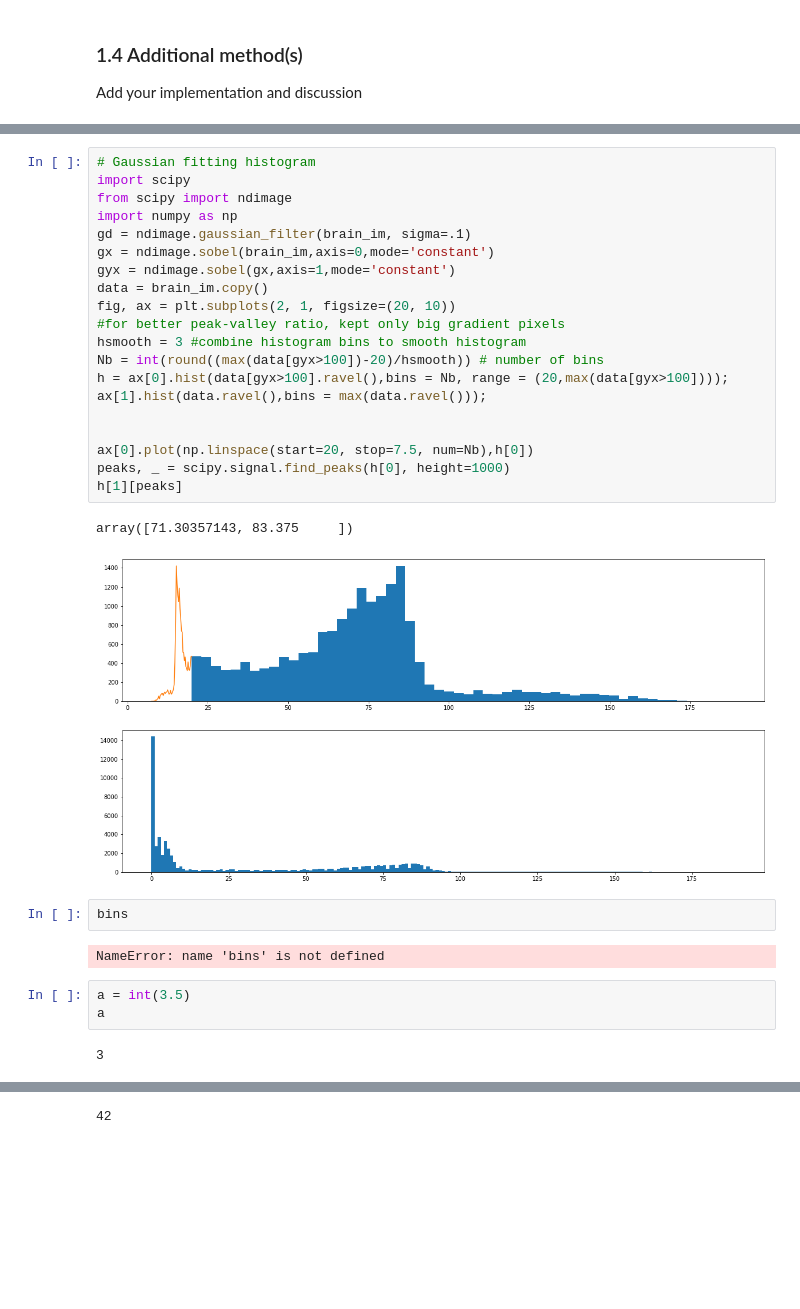
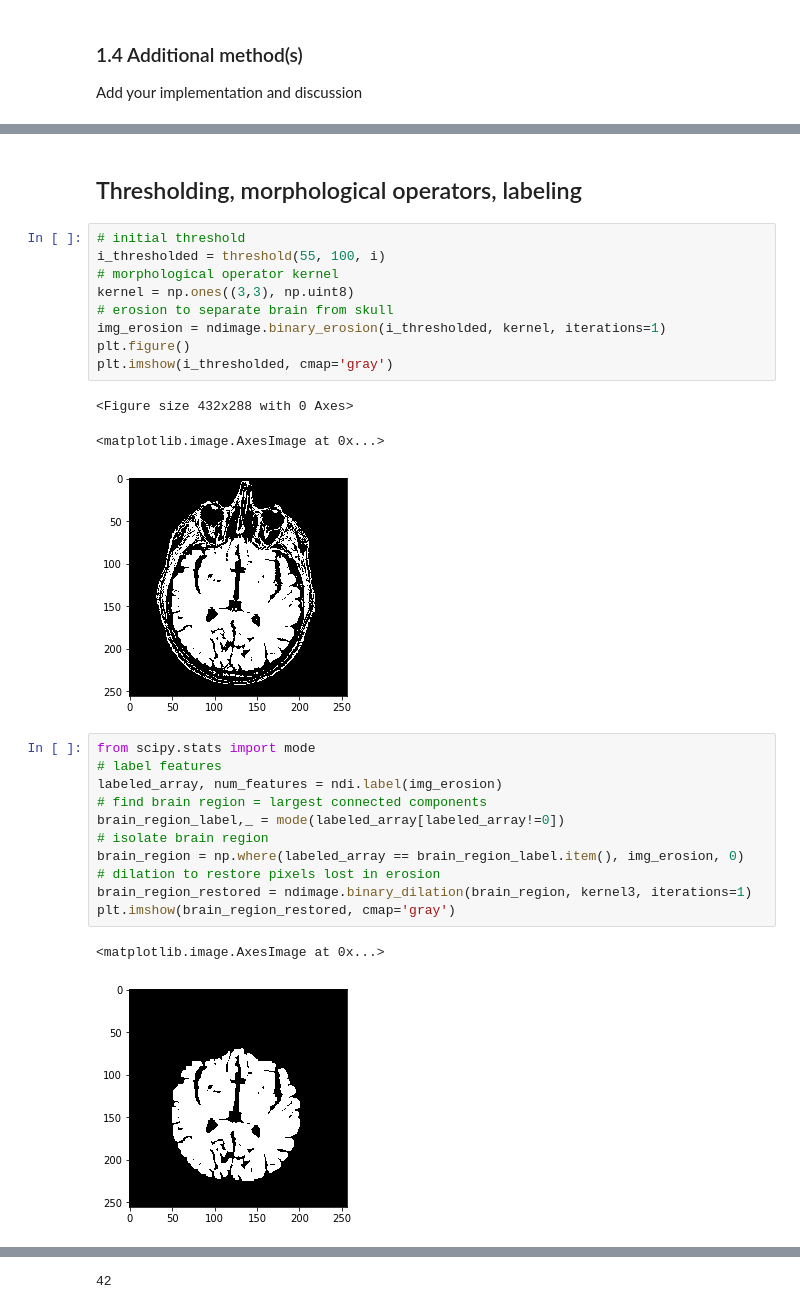
Before and after one commit to Jiang15/Image_analysis_and_pattern-recognition, a Jupyter notebook: Lab 1/lab_01_segmentation.ipynb, the cells around one changed output, grey strips where cells are left out. Cells and saved outputs as stored; diff of their text form; blank space fills up the shorter version.

Commit message:
thres+morph+label combined method added

```diff
--- a/Lab 1/lab_01_segmentation.ipynb
+++ b/Lab 1/lab_01_segmentation.ipynb
@@ -316,33 +337,30 @@ plt.show()
 [figure]
-# %%
-# Gaussian fitting histogram
-import scipy
-from scipy import ndimage
-import numpy as np
-gd = ndimage.gaussian_filter(brain_im, sigma=.1)
-gx = ndimage.sobel(brain_im,axis=0,mode='constant')
-gyx = ndimage.sobel(gx,axis=1,mode='constant')
-data = brain_im.copy()
-fig, ax = plt.subplots(2, 1, figsize=(20, 10))
-#for better peak-valley ratio, kept only big gradient pixels
-hsmooth = 3 #combine histogram bins to smooth histogram
-Nb = int(round((max(data[gyx>100])-20)/hsmooth)) # number of bins
-h = ax[0].hist(data[gyx>100].ravel(),bins = Nb, range = (20,max(data[gyx>100])));
-ax[1].hist(data.ravel(),bins = max(data.ravel()));
-
-
-ax[0].plot(np.linspace(start=20, stop=7.5, num=Nb),h[0])
-peaks, _ = scipy.signal.find_peaks(h[0], height=1000)
-h[1][peaks]
-# %% [output]
-array([71.30357143, 83.375     ])
-[figure, removed]
-# %%
-bins
-# %% [output]
-NameError: name 'bins' is not defined
-# %%
-a = int(3.5)
-a
-# %% [output]
-3
+# %% [markdown]
+## Thresholding, morphological operators, labeling
+# %%
+# initial threshold
+i_thresholded = threshold(55, 100, i)
+# morphological operator kernel
+kernel = np.ones((3,3), np.uint8)
+# erosion to separate brain from skull
+img_erosion = ndimage.binary_erosion(i_thresholded, kernel, iterations=1)
+plt.figure()
+plt.imshow(i_thresholded, cmap='gray')
+# %% [output]
+<Figure size 432x288 with 0 Axes>
+<matplotlib.image.AxesImage at 0x...>
+[figure, added]
+# %%
+from scipy.stats import mode
+# label features
+labeled_array, num_features = ndi.label(img_erosion)
+# find brain region = largest connected components
+brain_region_label,_ = mode(labeled_array[labeled_array!=0])
+# isolate brain region
+brain_region = np.where(labeled_array == brain_region_label.item(), img_erosion, 0)
+# dilation to restore pixels lost in erosion
+brain_region_restored = ndimage.binary_dilation(brain_region, kernel3, iterations=1)
+plt.imshow(brain_region_restored, cmap='gray')
+# %% [output]
+<matplotlib.image.AxesImage at 0x...>
+[figure, added]
```
Also changed, not shown: parts of 4 cells of this notebook.
